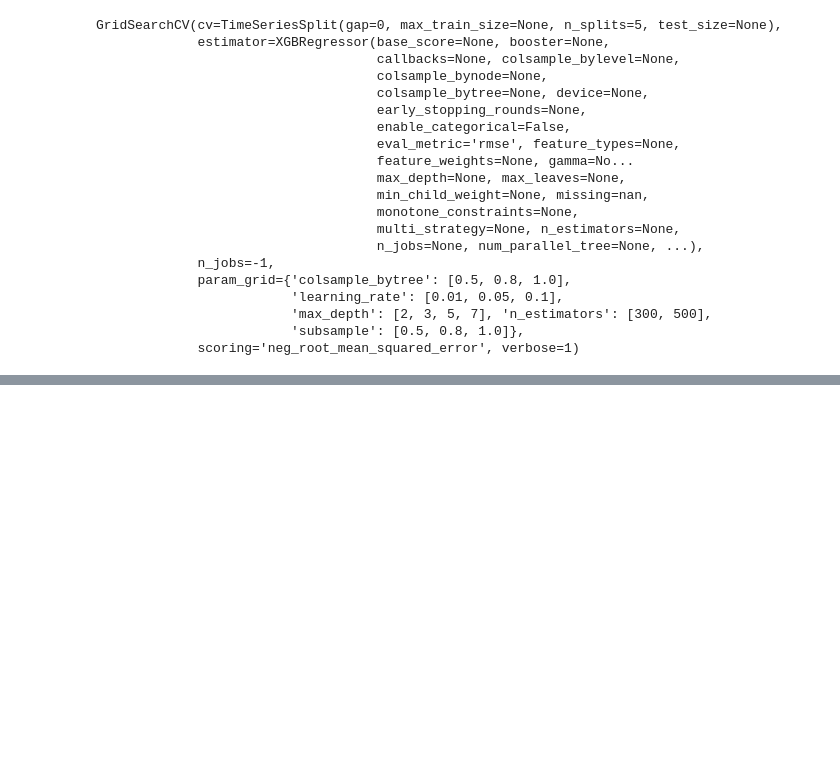
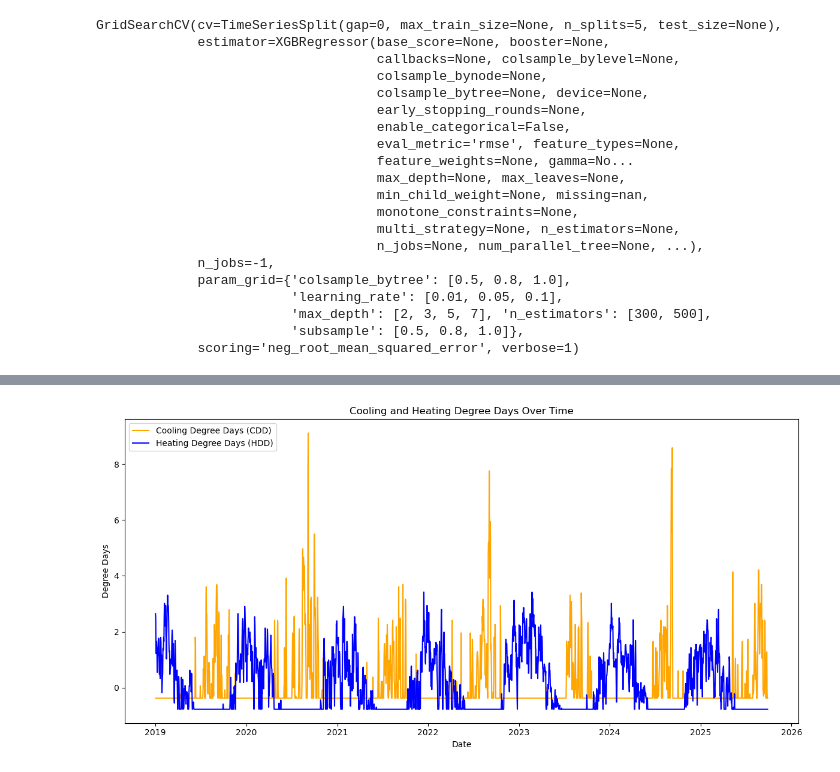
Before and after one commit to Jibu24/Energy_Demand_Forecasting, a Jupyter notebook: Notebooks/Feature_engineering.ipynb, the cells around one changed output, grey strips where cells are left out. Saved outputs shown, nothing was run; the diff lists cells and outputs as text; code cells hidden in the pictures; blank space fills up the shorter version.

```diff
--- a/Notebooks/Feature_engineering.ipynb
+++ b/Notebooks/Feature_engineering.ipynb
@@ -1438,0 +1457,13 @@ plt.show()
+# %%
+# Plot CDD and HDD over time
+plt.figure(figsize=(12, 6))
+plt.plot(df.index, df['CDD'], label='Cooling Degree Days (CDD)', color='orange')
+plt.plot(df.index, df['HDD'], label='Heating Degree Days (HDD)', color='blue')
+plt.title('Cooling and Heating Degree Days Over Time')
+plt.xlabel('Date')
+plt.ylabel('Degree Days')
+plt.legend()
+plt.tight_layout()
+plt.show()
+# %% [output]
+[figure, added]
```
Also changed, not shown: parts of 7 cells of this notebook.
